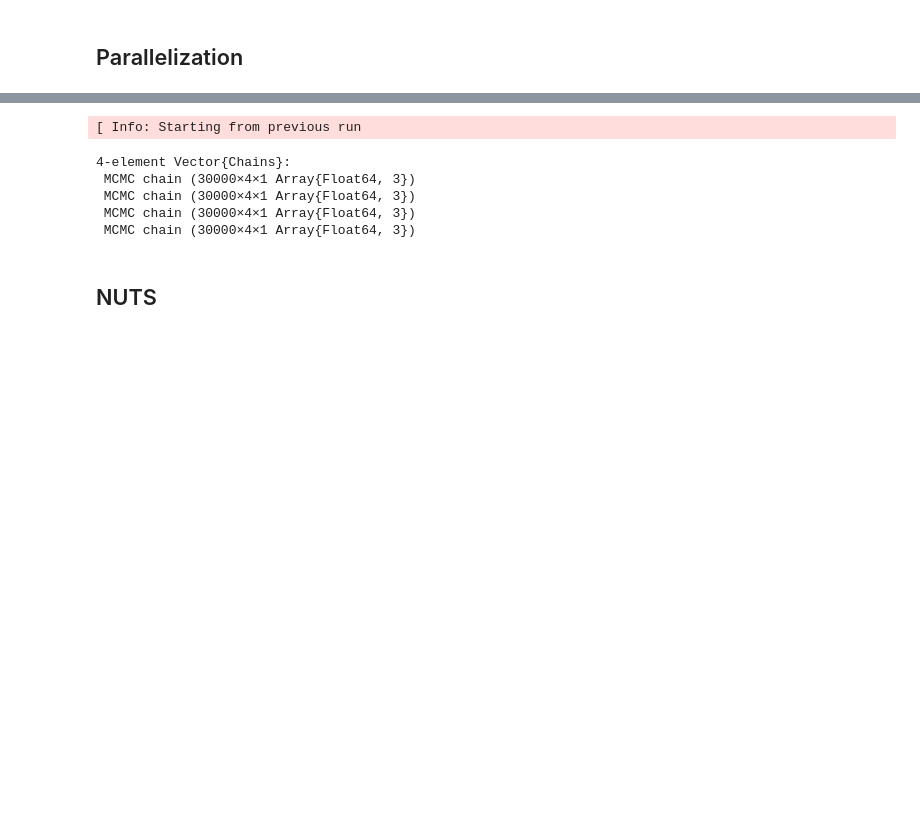
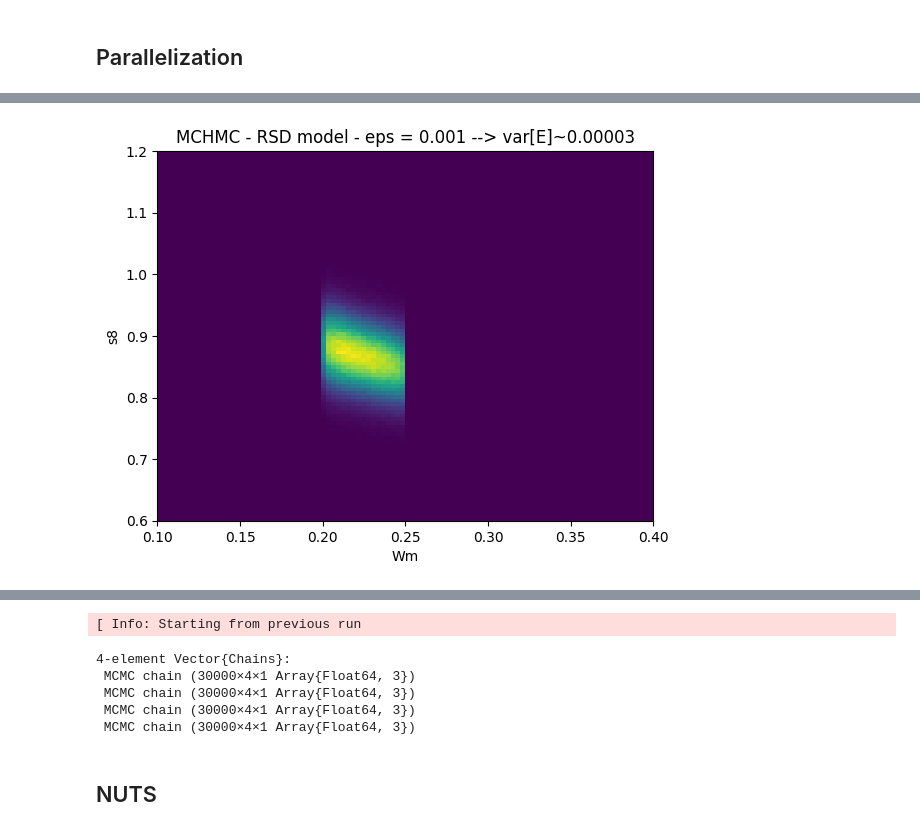
Before and after one commit to JaimeRZP/CMBLensing_MicroCanonicalHMC.jl, a Jupyter notebook: Lab_Turing.ipynb, the cells around one changed output, grey strips where cells are left out. Cells and saved outputs as stored; diff of their text form; code cells hidden in the pictures; blank space fills up the shorter version.

```diff
--- a/Lab_Turing.ipynb
+++ b/Lab_Turing.ipynb
@@ -215,0 +314,7 @@ MicroCanonicalHMC.Init_parallel(spl, parallel_target)
+# %%
+A = chains[:, 1, :]
+B = chains[:, 2, :]
+chain0 = []
+chain1 = Vector{eltype(A)}[eachrow(A)...]
+chain2 = Vector{eltype(B)}[eachrow(B)...]
+cat(chain0, chain2; dims=1)
@@ -215,0 +343,12 @@ MicroCanonicalHMC.Init_parallel(spl, parallel_target)
+# %%
+function unroll_chains(chains; burnin=1000)
+    chains = chains[burnin:end, :, :]
+    nsteps, nchains, nparams = axes(chains)
+    chain = []
+    for i in nchains
+        A = chains[:, i, :]
+        chain_i = Vector{eltype(A)}[eachrow(A)...]
+        chain = cat(chain, chain_i; dims=1)
+    end
+    return chain
+end
@@ -215,0 +357,2 @@ MicroCanonicalHMC.Init_parallel(spl, parallel_target)
+# %%
+chain = unroll_chains(chains)
@@ -216,3 +377,13 @@ MicroCanonicalHMC.Init_parallel(spl, parallel_target)
+# %%
+Wms_mchmc = [sample[1] for sample in chain]
+s8s_mchmc = [sample[2] for sample in chain];
+# %%
+plt.hist2d(Wms_mchmc, s8s_mchmc, bins=100, range=[[0.1, 0.4],[0.6, 1.2]]);
+plt.xlabel("Wm")
+plt.ylabel("s8")
+plt.title("MCHMC - RSD model - eps = 0.001 --> var[E]~0.00003");
+# %% [output]
+[figure, added]
 # %%
 samples = sample(
     stat_model, MCHMC(varE_wanted=2.0), MCMCThreads(), 30000, 4;
```
Also changed, not shown: parts of 22 cells of this notebook, 8 other files.
